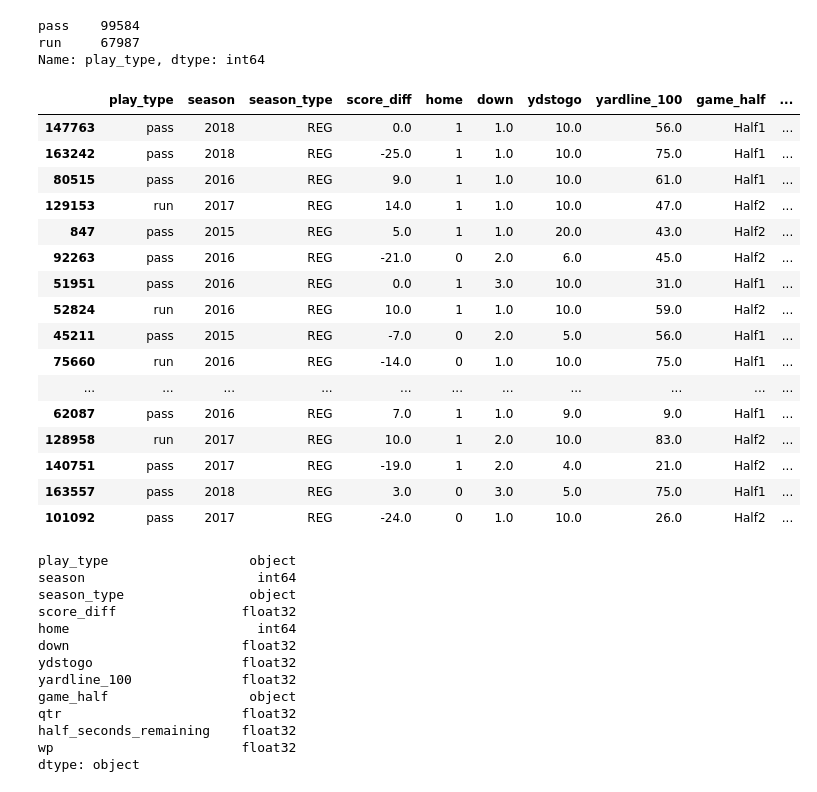
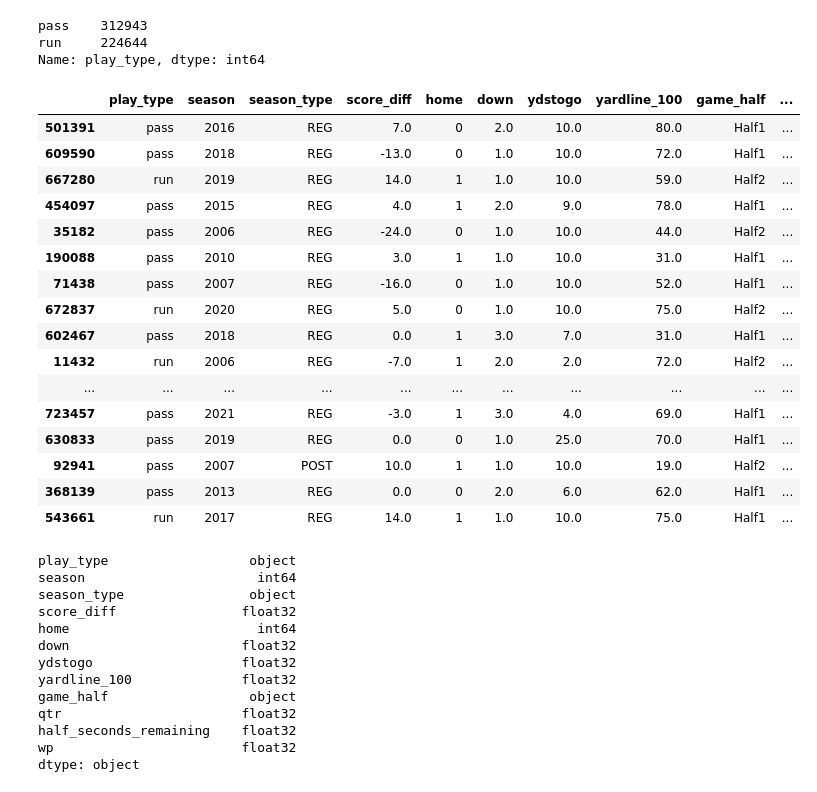
Before and after one commit to keeganheilman/fastbook, a Jupyter notebook: Lesson-1-personal_exercise.ipynb, the cells around one changed output. Saved outputs shown, nothing was run; the diff lists cells and outputs as text; code cells hidden in the pictures.

```diff
--- a/Lesson-1-personal_exercise.ipynb
+++ b/Lesson-1-personal_exercise.ipynb
@@ -9,8 +9,8 @@ import pandas as pd
 # Calculate Expected Pass Rate
 # %%
 # Set CONSTANTS
-SEASONS = [2007,2008,2009,2010,2011,2012,2013,2014,2015,2016,2017,2018,2019,2020,2021]
-SEASONS = [2015,2016,2017,2018,2019]
+SEASONS = [2006,2007,2008,2009,2010,2011,2012,2013,2014,2015,2016,2017,2018,2019,2020,2021]
+# SEASONS = [2015,2016,2017,2018,2019]
 # %%
 # get play by play for season
 cols = ['game_id',
@@ -54,32 +65,32 @@ df_pbp['home'] = np.select([df_pbp.posteam == df_pbp.home_team],[1], default=0)
 # %%
 is_down = df_pbp['down'].isin([1,2,3,4])
 is_runpass = df_pbp['play_type'].isin(['run','pass'])
 
 
-df = df_pbp.loc[(is_runpass & is_down), ['play_type','season','season_type','score_diff','home','down','ydstogo','yardline_100','game_half','qtr','half_seconds_remaining','wp']].copy()
+df = df_pbp.loc[(is_runpass & is_down), ['play_type','season','season_type','score_diff','home','down','ydstogo','yardline_100','game_half','qtr','half_seconds_remaining','wp']].dropna().copy()
 print(df.play_type.value_counts())
 df.sample(25)
 # %% [output]
-pass    99584
-run     67987
+pass    312943
+run     224644
 Name: play_type, dtype: int64
 |  | play_type | season | season_type | score_diff | home | down | ydstogo | yardline_100 | game_half | ... |
-| 147763 | pass | 2018 | REG | 0.0 | 1 | 1.0 | 10.0 | 56.0 | Half1 | ... |
-| 163242 | pass | 2018 | REG | -25.0 | 1 | 1.0 | 10.0 | 75.0 | Half1 | ... |
-| 80515 | pass | 2016 | REG | 9.0 | 1 | 1.0 | 10.0 | 61.0 | Half1 | ... |
-| 129153 | run | 2017 | REG | 14.0 | 1 | 1.0 | 10.0 | 47.0 | Half2 | ... |
-| 847 | pass | 2015 | REG | 5.0 | 1 | 1.0 | 20.0 | 43.0 | Half2 | ... |
-| 92263 | pass | 2016 | REG | -21.0 | 0 | 2.0 | 6.0 | 45.0 | Half2 | ... |
-| 51951 | pass | 2016 | REG | 0.0 | 1 | 3.0 | 10.0 | 31.0 | Half1 | ... |
-| 52824 | run | 2016 | REG | 10.0 | 1 | 1.0 | 10.0 | 59.0 | Half2 | ... |
-| 45211 | pass | 2015 | REG | -7.0 | 0 | 2.0 | 5.0 | 56.0 | Half1 | ... |
-| 75660 | run | 2016 | REG | -14.0 | 0 | 1.0 | 10.0 | 75.0 | Half1 | ... |
+| 501391 | pass | 2016 | REG | 7.0 | 0 | 2.0 | 10.0 | 80.0 | Half1 | ... |
+| 609590 | pass | 2018 | REG | -13.0 | 0 | 1.0 | 10.0 | 72.0 | Half1 | ... |
+| 667280 | run | 2019 | REG | 14.0 | 1 | 1.0 | 10.0 | 59.0 | Half2 | ... |
+| 454097 | pass | 2015 | REG | 4.0 | 1 | 2.0 | 9.0 | 78.0 | Half1 | ... |
+| 35182 | pass | 2006 | REG | -24.0 | 0 | 1.0 | 10.0 | 44.0 | Half2 | ... |
+| 190088 | pass | 2010 | REG | 3.0 | 1 | 1.0 | 10.0 | 31.0 | Half1 | ... |
+| 71438 | pass | 2007 | REG | -16.0 | 0 | 1.0 | 10.0 | 52.0 | Half1 | ... |
+| 672837 | run | 2020 | REG | 5.0 | 0 | 1.0 | 10.0 | 75.0 | Half2 | ... |
+| 602467 | pass | 2018 | REG | 0.0 | 1 | 3.0 | 7.0 | 31.0 | Half1 | ... |
+| 11432 | run | 2006 | REG | -7.0 | 1 | 2.0 | 2.0 | 72.0 | Half2 | ... |
 | ... | ... | ... | ... | ... | ... | ... | ... | ... | ... | ... |
-| 62087 | pass | 2016 | REG | 7.0 | 1 | 1.0 | 9.0 | 9.0 | Half1 | ... |
-| 128958 | run | 2017 | REG | 10.0 | 1 | 2.0 | 10.0 | 83.0 | Half2 | ... |
-| 140751 | pass | 2017 | REG | -19.0 | 1 | 2.0 | 4.0 | 21.0 | Half2 | ... |
-| 163557 | pass | 2018 | REG | 3.0 | 0 | 3.0 | 5.0 | 75.0 | Half1 | ... |
-| 101092 | pass | 2017 | REG | -24.0 | 0 | 1.0 | 10.0 | 26.0 | Half2 | ... |
+| 723457 | pass | 2021 | REG | -3.0 | 1 | 3.0 | 4.0 | 69.0 | Half1 | ... |
+| 630833 | pass | 2019 | REG | 0.0 | 0 | 1.0 | 25.0 | 70.0 | Half1 | ... |
+| 92941 | pass | 2007 | POST | 10.0 | 1 | 1.0 | 10.0 | 19.0 | Half2 | ... |
+| 368139 | pass | 2013 | REG | 0.0 | 0 | 2.0 | 6.0 | 62.0 | Half1 | ... |
+| 543661 | run | 2017 | REG | 14.0 | 1 | 1.0 | 10.0 | 75.0 | Half1 | ... |
 # %%
 df.dtypes
 # %% [output]
```
Also changed, not shown: parts of 15 cells of this notebook.
